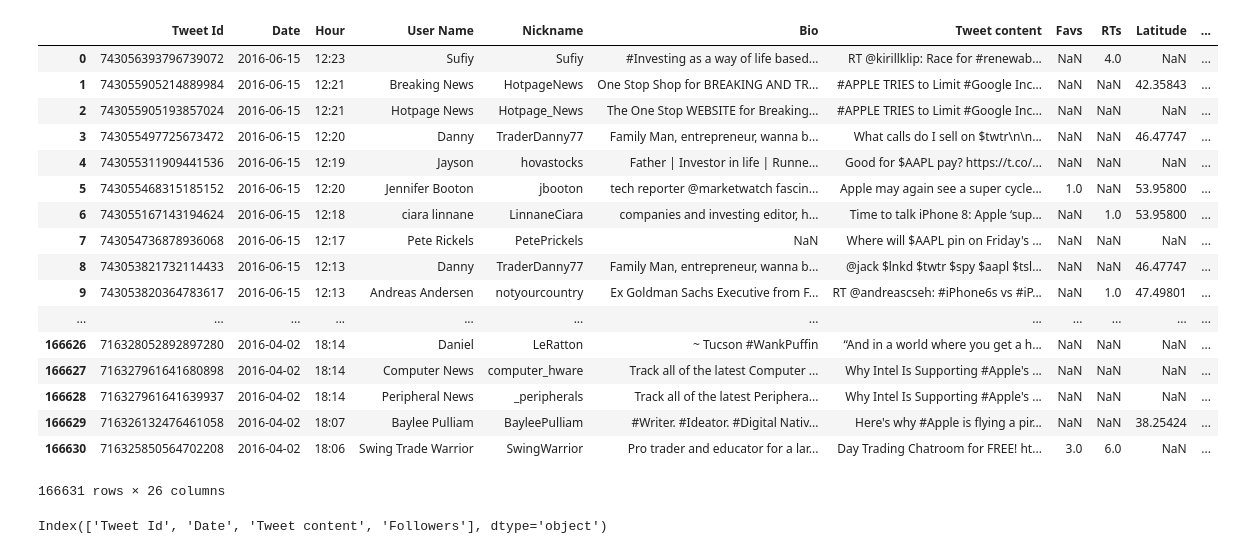
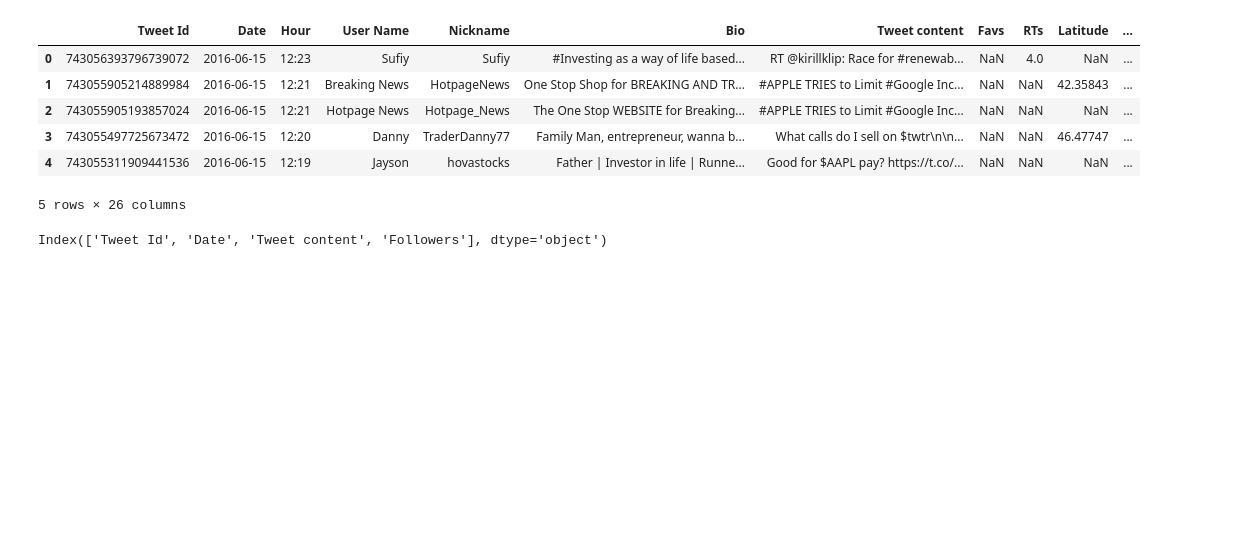
Before and after one commit to an2875/Tools-for-analytics-project, a Jupyter notebook: Project code-data tables and preprocessing.ipynb, the cells around one changed output. Drawn from its saved outputs; the diff is of its cells as text; code cells hidden in the pictures; blank space fills up the shorter version.

Commit message:
Changed view of dataframe table
Changed the view of dataframe for clarity of code

```diff
--- a/Project code-data tables and preprocessing.ipynb
+++ b/Project code-data tables and preprocessing.ipynb
@@ -5,23 +5,12 @@ df1=pd.read_excel('Tweet stream.xlsx')
 # this has 1.6million tweets containing apple stock
 # %%
-df1
+df1.head()
 # %% [output]
 |  | Tweet Id | Date | Hour | User Name | Nickname | Bio | Tweet content | Favs | RTs | Latitude | ... |
 | 0 | 743056393796739072 | 2016-06-15 | 12:23 | Sufiy | Sufiy | #Investing as a way of life based... | RT @kirillklip: Race for #renewab... | NaN | 4.0 | NaN | ... |
 | 1 | 743055905214889984 | 2016-06-15 | 12:21 | Breaking News | HotpageNews | One Stop Shop for BREAKING AND TR... | #APPLE TRIES to Limit #Google Inc... | NaN | NaN | 42.35843 | ... |
 | 2 | 743055905193857024 | 2016-06-15 | 12:21 | Hotpage News | Hotpage_News | The One Stop WEBSITE for Breaking... | #APPLE TRIES to Limit #Google Inc... | NaN | NaN | NaN | ... |
 | 3 | 743055497725673472 | 2016-06-15 | 12:20 | Danny | TraderDanny77 | Family Man, entrepreneur, wanna b... | What calls do I sell on $twtr\n\n... | NaN | NaN | 46.47747 | ... |
 | 4 | 743055311909441536 | 2016-06-15 | 12:19 | Jayson | hovastocks | Father | Investor in life | Runne... | Good for $AAPL pay? https://t.co/... | NaN | NaN | NaN | ... |
-| 5 | 743055468315185152 | 2016-06-15 | 12:20 | Jennifer Booton | jbooton | tech reporter @marketwatch fascin... | Apple may again see a super cycle... | 1.0 | NaN | 53.95800 | ... |
-| 6 | 743055167143194624 | 2016-06-15 | 12:18 | ciara linnane | LinnaneCiara | companies and investing editor, h... | Time to talk iPhone 8: Apple ‘sup... | NaN | 1.0 | 53.95800 | ... |
-| 7 | 743054736878936068 | 2016-06-15 | 12:17 | Pete Rickels | PetePrickels | NaN | Where will $AAPL pin on Friday's ... | NaN | NaN | NaN | ... |
-| 8 | 743053821732114433 | 2016-06-15 | 12:13 | Danny | TraderDanny77 | Family Man, entrepreneur, wanna b... | @jack $lnkd $twtr $spy $aapl $tsl... | NaN | NaN | 46.47747 | ... |
-| 9 | 743053820364783617 | 2016-06-15 | 12:13 | Andreas Andersen | notyourcountry | Ex Goldman Sachs Executive from F... | RT @andreascseh: #iPhone6s vs #iP... | NaN | 1.0 | 47.49801 | ... |
-| ... | ... | ... | ... | ... | ... | ... | ... | ... | ... | ... | ... |
-| 166626 | 716328052892897280 | 2016-04-02 | 18:14 | Daniel | LeRatton | ~ Tucson #WankPuffin | “And in a world where you get a h... | NaN | NaN | NaN | ... |
-| 166627 | 716327961641680898 | 2016-04-02 | 18:14 | Computer News | computer_hware | Track all of the latest Computer ... | Why Intel Is Supporting #Apple's ... | NaN | NaN | NaN | ... |
-| 166628 | 716327961641639937 | 2016-04-02 | 18:14 | Peripheral News | _peripherals | Track all of the latest Periphera... | Why Intel Is Supporting #Apple's ... | NaN | NaN | NaN | ... |
-| 166629 | 716326132476461058 | 2016-04-02 | 18:07 | Baylee Pulliam | BayleePulliam | #Writer. #Ideator. #Digital Nativ... | Here's why #Apple is flying a pir... | NaN | NaN | 38.25424 | ... |
-| 166630 | 716325850564702208 | 2016-04-02 | 18:06 | Swing Trade Warrior | SwingWarrior | Pro trader and educator for a lar... | Day Trading Chatroom for FREE! ht... | 3.0 | 6.0 | NaN | ... |
-166631 rows × 26 columns
+5 rows × 26 columns
 # %%
```
Also changed, not shown: parts of 7 cells of this notebook.
